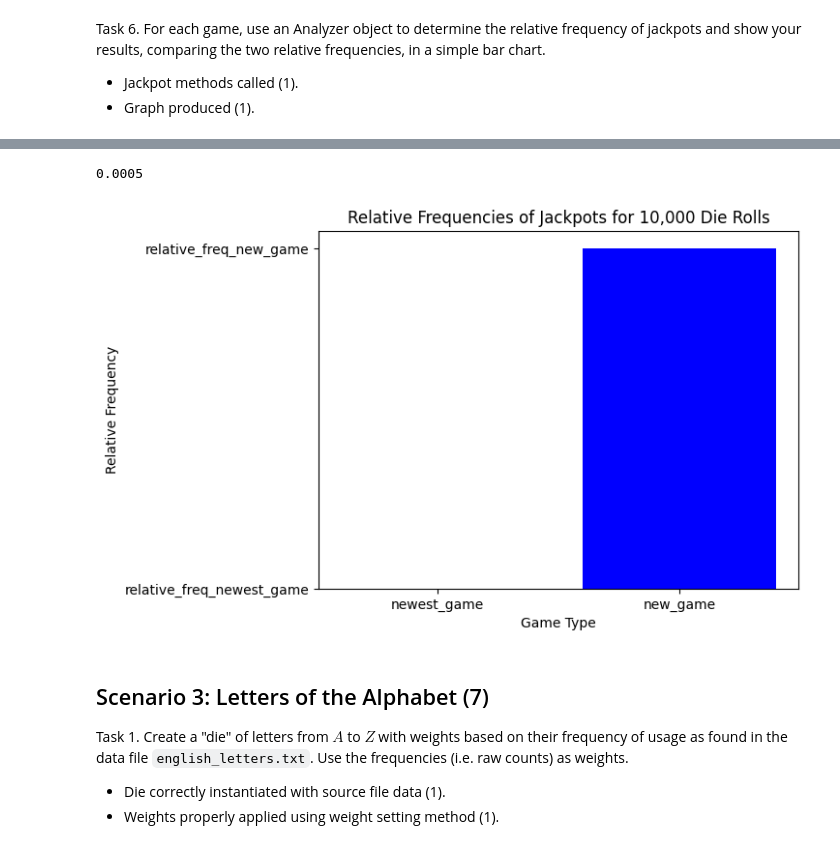
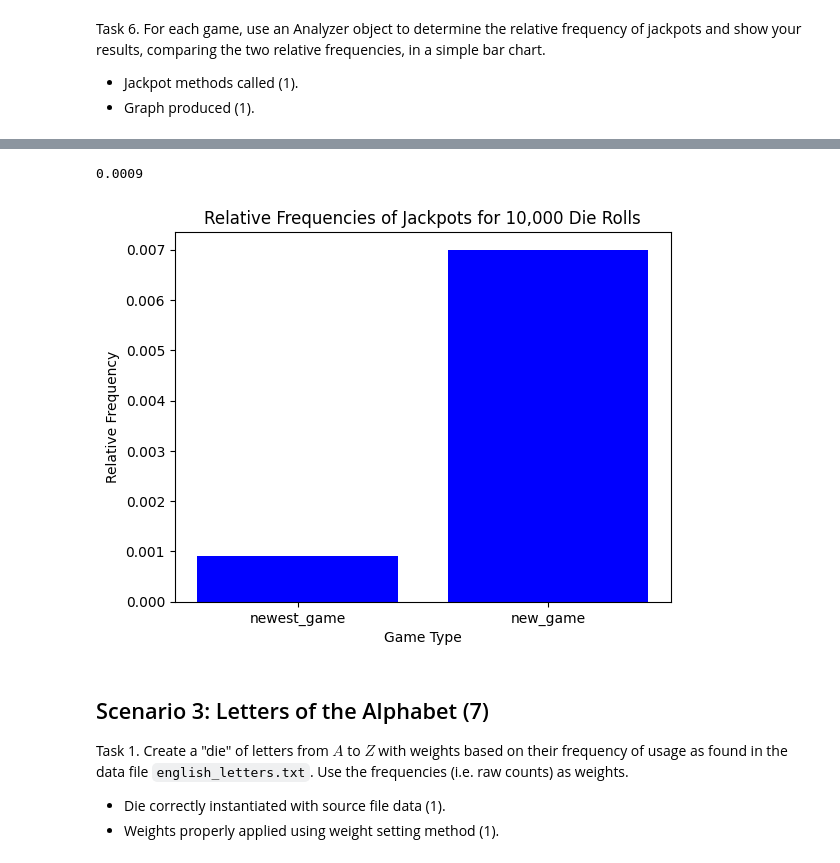
Before and after one commit to notjavo/DS5100-finalproject-fjp8ez, a Jupyter notebook: ds5100_final_project_files/DS51200_FinalProjectTemplate.ipynb, the cells around one changed output, grey strips where cells are left out. Cells and saved outputs as stored; diff of their text form; code cells hidden in the pictures.

```diff
--- a/ds5100_final_project_files/DS51200_FinalProjectTemplate.ipynb
+++ b/ds5100_final_project_files/DS51200_FinalProjectTemplate.ipynb
@@ -768,21 +766,22 @@ print(relative_freq_new_game)
 newest_game_analyzer = Analyzer(newest_game)
 newest_game_jackpots = newest_game_analyzer.jackpot()
 total_rolls_newest_game = 10000
-relative_freq_newest_game = new_game_jackpots / total_rolls_newest_game
+relative_freq_newest_game = newest_game_jackpots / total_rolls_newest_game
 print(relative_freq_newest_game)
 # %% [output]
-0.0005
+0.0009
 # %%
-games_df = ['newest_game', 'new_game']
-frequencies_df = ['relative_freq_newest_game','relative_freq_new_game']
+games = ['newest_game', 'new_game']
+frequencies = [relative_freq_newest_game, relative_freq_new_game]
 
-plt.bar(games_df, frequencies_df, color='blue')
+
+plt.bar(games, frequencies, color='blue')
 plt.title('Relative Frequencies of Jackpots for 10,000 Die Rolls')
 plt.xlabel('Game Type')
 plt.ylabel('Relative Frequency')
 plt.show()
 # %% [output]
-[figure, old version]
+[figure, new version]
 # %% [markdown]
 ## Scenario 3: Letters of the Alphabet (7)
 
```
Also changed, not shown: parts of 14 cells of this notebook.
